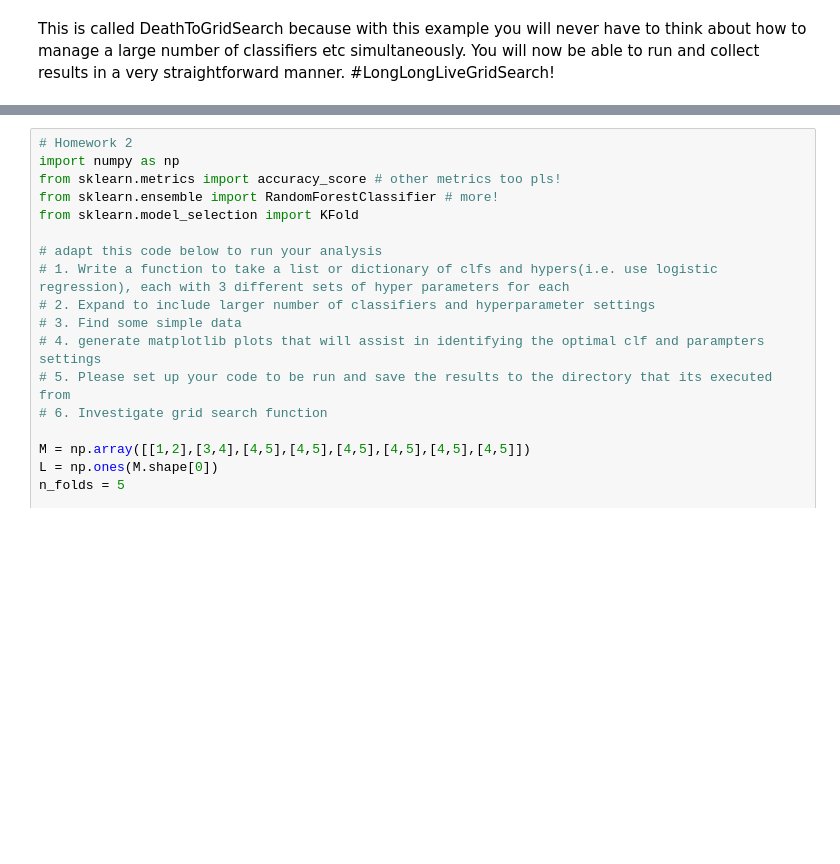
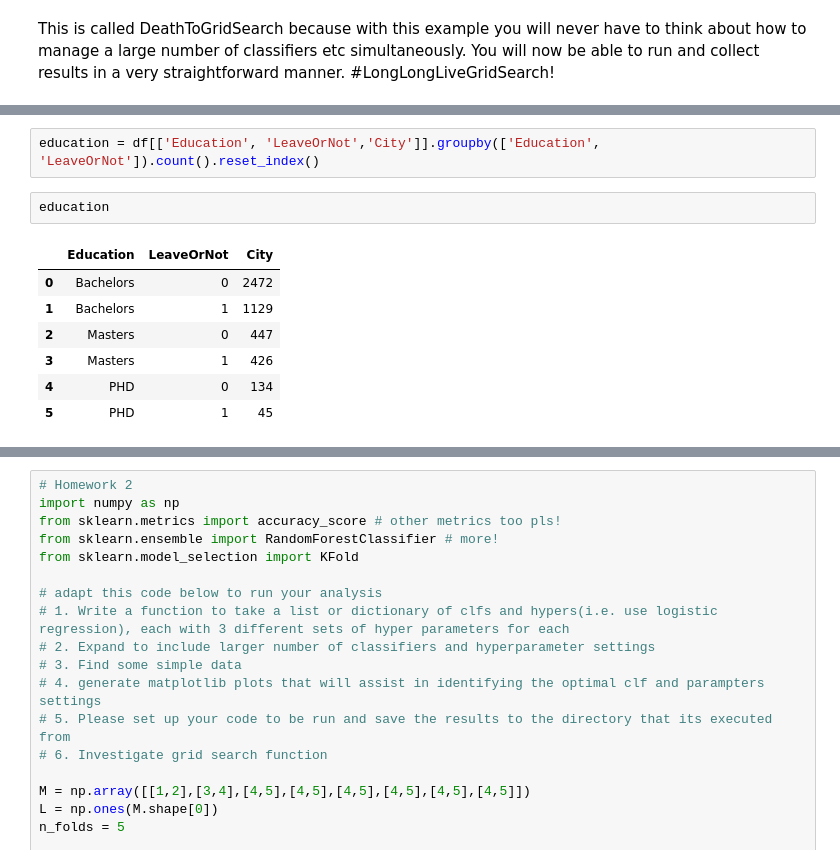
Before and after one commit to KendallScott/ML2, a Jupyter notebook: Scott_Kendall_HW2.ipynb, the cells around one changed output, grey strips where cells are left out. Drawn from its saved outputs; the diff is of its cells as text; blank space fills up the shorter version.

```diff
--- a/Scott_Kendall_HW2.ipynb
+++ b/Scott_Kendall_HW2.ipynb
@@ -19,3 +78,15 @@ data = HistoricalData('ETH-USD',300,'2020-06-01-00-00').retrieve_data()
+# %%
+education = df[['Education', 'LeaveOrNot','City']].groupby(['Education', 'LeaveOrNot']).count().reset_index()
+# %%
+education
+# %% [output]
+|  | Education | LeaveOrNot | City |
+| 0 | Bachelors | 0 | 2472 |
+| 1 | Bachelors | 1 | 1129 |
+| 2 | Masters | 0 | 447 |
+| 3 | Masters | 1 | 426 |
+| 4 | PHD | 0 | 134 |
+| 5 | PHD | 1 | 45 |
 # %%
 # prompt: create graph of data df using index for date and close on line plot
 
```
Also changed, not shown: parts of 26 cells of this notebook.
